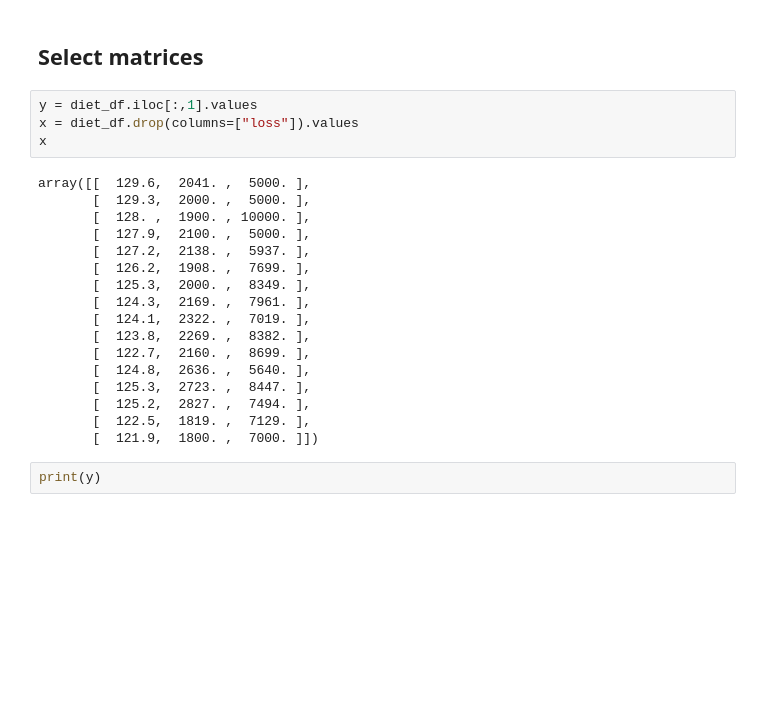
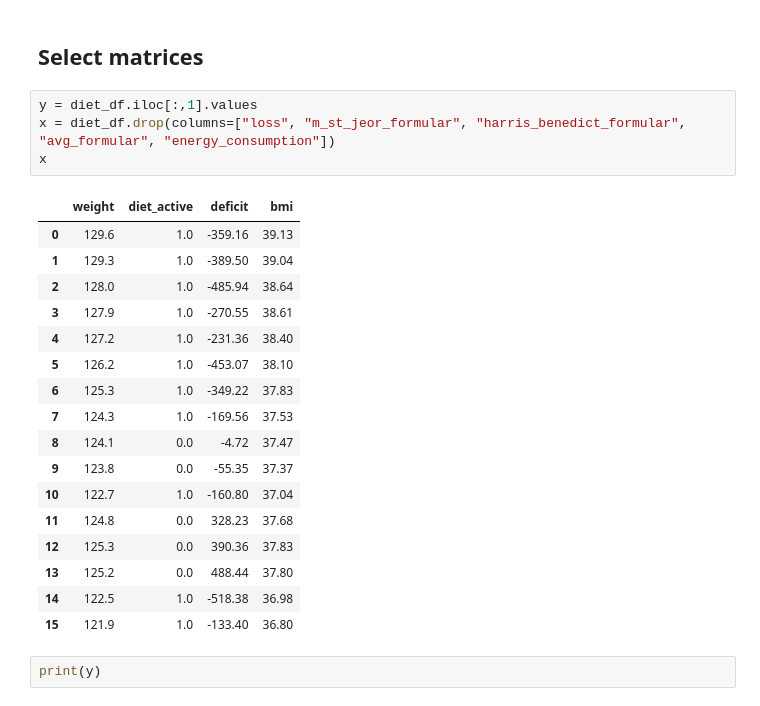
Before and after one commit to alfir0n/ML, a Jupyter notebook: src/tree_regression/weight_loss_prediction.ipynb, the cells around one changed output. Cells and saved outputs as stored; diff of their text form; blank space fills up the shorter version.

```diff
--- a/src/tree_regression/weight_loss_prediction.ipynb
+++ b/src/tree_regression/weight_loss_prediction.ipynb
@@ -88,25 +109,26 @@ dtype: object
 ## Select matrices
 # %%
 y = diet_df.iloc[:,1].values
-x = diet_df.drop(columns=["loss"]).values
+x = diet_df.drop(columns=["loss", "m_st_jeor_formular", "harris_benedict_formular", "avg_formular", "energy_consumption"])
 x
 # %% [output]
-array([[  129.6,  2041. ,  5000. ],
-       [  129.3,  2000. ,  5000. ],
-       [  128. ,  1900. , 10000. ],
-       [  127.9,  2100. ,  5000. ],
-       [  127.2,  2138. ,  5937. ],
-       [  126.2,  1908. ,  7699. ],
-       [  125.3,  2000. ,  8349. ],
-       [  124.3,  2169. ,  7961. ],
-       [  124.1,  2322. ,  7019. ],
-       [  123.8,  2269. ,  8382. ],
-       [  122.7,  2160. ,  8699. ],
-       [  124.8,  2636. ,  5640. ],
-       [  125.3,  2723. ,  8447. ],
-       [  125.2,  2827. ,  7494. ],
-       [  122.5,  1819. ,  7129. ],
-       [  121.9,  1800. ,  7000. ]])
+|  | weight | diet_active | deficit | bmi |
+| 0 | 129.6 | 1.0 | -359.16 | 39.13 |
+| 1 | 129.3 | 1.0 | -389.50 | 39.04 |
+| 2 | 128.0 | 1.0 | -485.94 | 38.64 |
+| 3 | 127.9 | 1.0 | -270.55 | 38.61 |
+| 4 | 127.2 | 1.0 | -231.36 | 38.40 |
+| 5 | 126.2 | 1.0 | -453.07 | 38.10 |
+| 6 | 125.3 | 1.0 | -349.22 | 37.83 |
+| 7 | 124.3 | 1.0 | -169.56 | 37.53 |
+| 8 | 124.1 | 0.0 | -4.72 | 37.47 |
+| 9 | 123.8 | 0.0 | -55.35 | 37.37 |
+| 10 | 122.7 | 1.0 | -160.80 | 37.04 |
+| 11 | 124.8 | 0.0 | 328.23 | 37.68 |
+| 12 | 125.3 | 0.0 | 390.36 | 37.83 |
+| 13 | 125.2 | 0.0 | 488.44 | 37.80 |
+| 14 | 122.5 | 1.0 | -518.38 | 36.98 |
+| 15 | 121.9 | 1.0 | -133.40 | 36.80 |
 # %%
 print(y)
 # %% [output]
```
Also changed, not shown: parts of 20 cells of this notebook, 1 other file.
